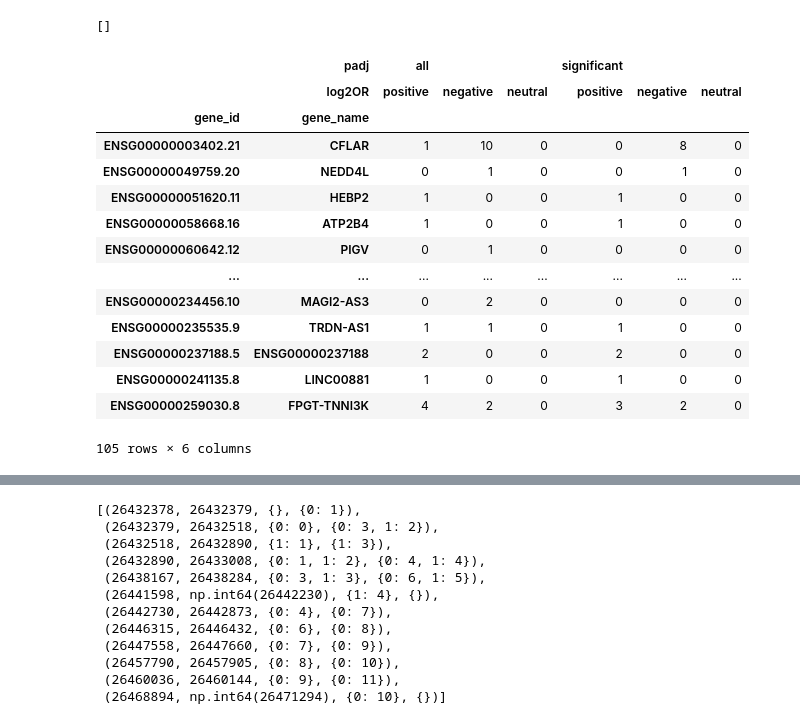
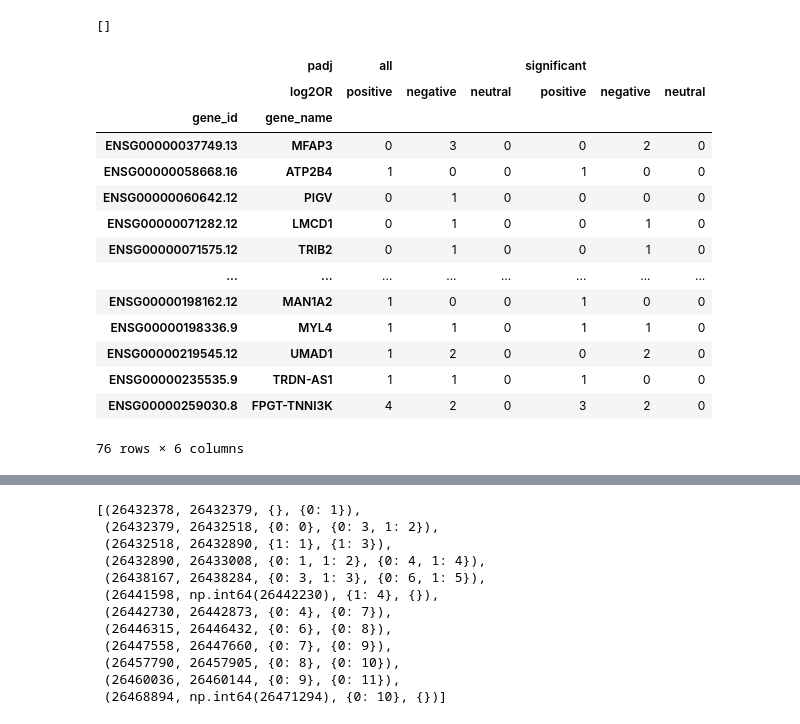
Before and after one commit to IceFreez3r/master-thesis, a Jupyter notebook: notebooks/IsoTools_coordination.ipynb, the cells around one changed output, grey strips where cells are left out. Drawn from its saved outputs; the diff is of its cells as text; code cells hidden in the pictures.

```diff
--- a/notebooks/IsoTools_coordination.ipynb
+++ b/notebooks/IsoTools_coordination.ipynb
@@ -23,7 +23,7 @@ logger.info(f"This is isotools version {isotools_version}")
 INFO:This is isotools version 0.3.5rc11
 # %%
 basepath = '/project/hfa_work/ENCODE/code/snakemake-pipeline/'
-version = 0
+version = 2
 TISSUES = ["aorta", "brain", "colon", "heart", "lung", "muscle"]
 path = os.path.join(basepath, "results/isotools_v{version}/pkl/{tissue}.pkl")
 isoseqs = [Transcriptome.load(path.format(version=version, tissue=tissue)) for tissue in TISSUES]
@@ -98,10 +98,10 @@ coordination_results = [isoseq.coordination_test(
     event_type=["TSS", "PAS"],
     min_total=10,
     min_alt_fraction=.01,
-    min_dist_AB=100,
+    min_dist_AB=25,
     transcript_filter="SQANTI_SUPPORT",
 ) for isoseq in isoseqs]
 coordination_results_sig = [c[c["padj"] < 0.05] for c in coordination_results]
-coordination_results_sig[1]
+coordination_results_sig[3]
 # %% [output]
 |  | gene_id | gene_name | strand | eventA_type | eventB_type | eventA_start | eventA_end | eventB_start | ... |
@@ -202,7 +200,7 @@ def volcano_plot(df,ax = None,sig=0.05,sigor=1.5,tag="(add a tag)",normalized=Fa
 
     ax.set_xlim(-80,80)
 
-    ax.set_title(title,fontsize=13+7)
+    # ax.set_title(title,fontsize=13+7)
     ax.set_ylabel("-log10(p_value)",fontsize=12)
     ax.set_xlabel("log2OR",fontsize=12)
     # ax.legend(frameon=True,fontsize=12)
@@ -319,43 +315,44 @@ for df in coordination_results:
     df['all_neutral'] = all_events & neutral_events
     df['significant_positive'] = significant_events & positive_events
     df['significant_negative'] = significant_events & negative_events
     df['significant_neutral'] = significant_events & neutral_events
 
     # Group by 'gene_id' and 'gene_name', and aggregate the counts
     counts_df = df.groupby(['gene_id', 'gene_name']).agg(
         all_positive=('all_positive', 'sum'),
         all_negative=('all_negative', 'sum'),
         all_neutral=('all_neutral', 'sum'),
         significant_positive=('significant_positive', 'sum'),
         significant_negative=('significant_negative', 'sum'),
         significant_neutral=('significant_neutral', 'sum')
     )
     # Create MultiIndex for columns
     counts_df.columns = pd.MultiIndex.from_tuples([
         ('all', 'positive'),
         ('all', 'negative'),
         ('all', 'neutral'),
         ('significant', 'positive'),
         ('significant', 'negative'),
         ('significant', 'neutral')
     ], names=['padj', 'log2OR'])
 
     # Output the result DataFrame with MultiIndex columns
     grouped.append(counts_df)
-grouped[3]
+df = grouped[3]
+df
 # %% [output]
 |  | padj | all |  |  | significant |  |  |
 |  | log2OR | positive | negative | neutral | positive | negative | neutral |
 | gene_id | gene_name |  |  |  |  |  |  |
-| ENSG00000003402.21 | CFLAR | 1 | 10 | 0 | 0 | 8 | 0 |
-| ENSG00000049759.20 | NEDD4L | 0 | 1 | 0 | 0 | 1 | 0 |
-| ENSG00000051620.11 | HEBP2 | 1 | 0 | 0 | 1 | 0 | 0 |
+| ENSG00000037749.13 | MFAP3 | 0 | 3 | 0 | 0 | 2 | 0 |
 | ENSG00000058668.16 | ATP2B4 | 1 | 0 | 0 | 1 | 0 | 0 |
 | ENSG00000060642.12 | PIGV | 0 | 1 | 0 | 0 | 0 | 0 |
+| ENSG00000071282.12 | LMCD1 | 0 | 1 | 0 | 0 | 1 | 0 |
+| ENSG00000071575.12 | TRIB2 | 0 | 1 | 0 | 0 | 1 | 0 |
 | ... | ... | ... | ... | ... | ... | ... | ... |
-| ENSG00000234456.10 | MAGI2-AS3 | 0 | 2 | 0 | 0 | 0 | 0 |
+| ENSG00000198162.12 | MAN1A2 | 1 | 0 | 0 | 1 | 0 | 0 |
+| ENSG00000198336.9 | MYL4 | 1 | 1 | 0 | 1 | 1 | 0 |
+| ENSG00000219545.12 | UMAD1 | 1 | 2 | 0 | 0 | 2 | 0 |
 | ENSG00000235535.9 | TRDN-AS1 | 1 | 1 | 0 | 1 | 0 | 0 |
-| ENSG00000237188.5 | ENSG00000237188 | 2 | 0 | 0 | 2 | 0 | 0 |
-| ENSG00000241135.8 | LINC00881 | 1 | 0 | 0 | 1 | 0 | 0 |
 | ENSG00000259030.8 | FPGT-TNNI3K | 4 | 2 | 0 | 3 | 2 | 0 |
-105 rows × 6 columns
+76 rows × 6 columns
```
Also changed, not shown: parts of 17 cells of this notebook.
